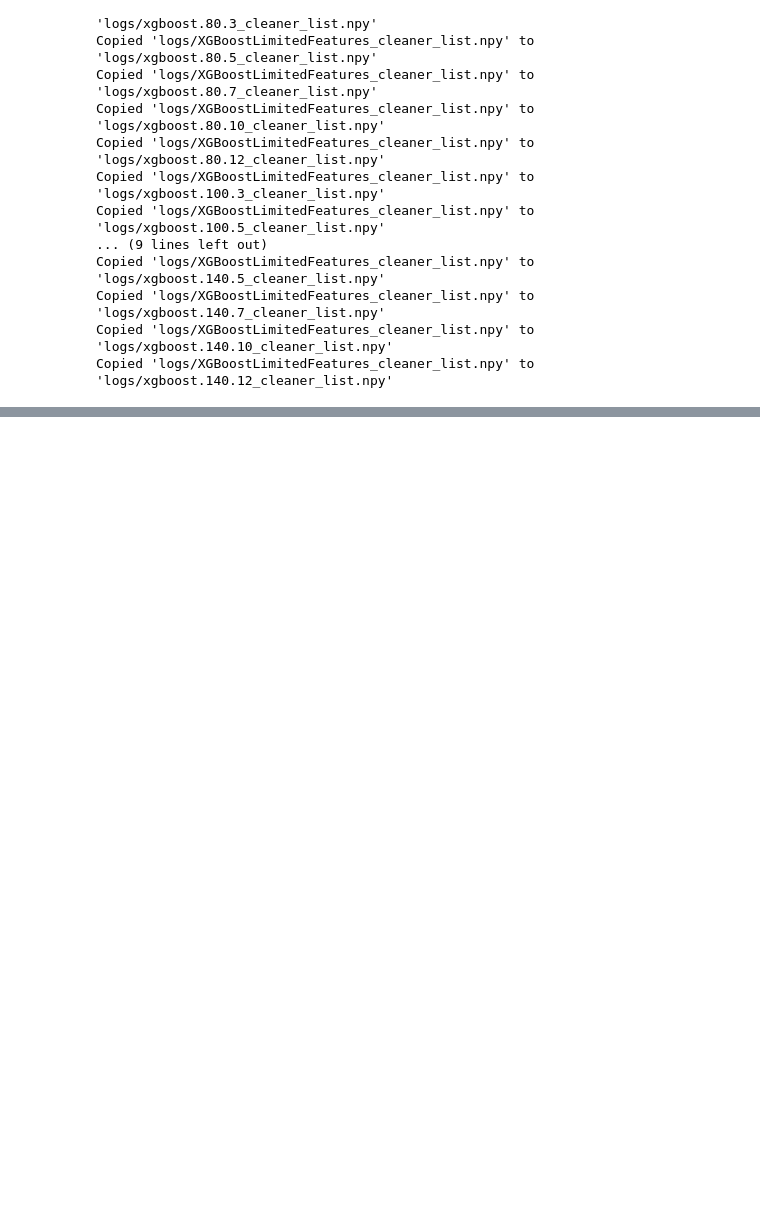
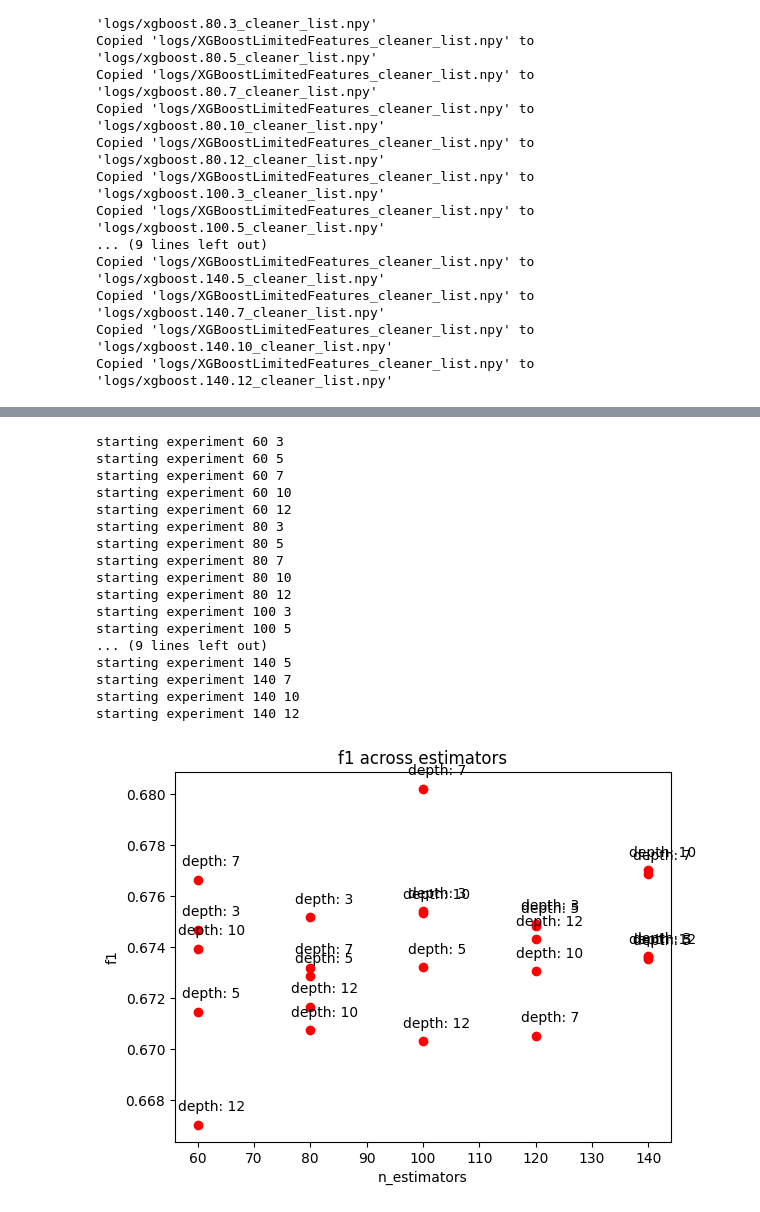
Before and after one commit to Ronemisimus/DVT_Machine_Learning_Research, a Jupyter notebook: server_files/final.ipynb, the cells around one changed output, grey strips where cells are left out. Cells and saved outputs as stored; diff of their text form; code cells hidden in the pictures; blank space fills up the shorter version.

```diff
--- a/server_files/final.ipynb
+++ b/server_files/final.ipynb
@@ -362,0 +362,42 @@ starting experiment 140 12
+# %%
+from matplotlib import pyplot as plt
+import experiment
+
+clf, x_cols = experiment.experiment("LogisticRegressionLimitedFeatures", False, False, True)
+
+n_iter_no_change = 5
+validation_fraction = 0.1
+ax = plt.figure("f1")
+plt.title('f1 across estimators')
+for n_estimators in [60,80,100,120,140]:
+    for max_depth in [3,5,7,10, 12]:
+        algo_parms = {
+            "n_iter_no_change":n_iter_no_change,
+            "validation_fraction": validation_fraction,
+            "max_depth":max_depth,
+            "n_estimators":n_estimators,
+            "init":clf}
+        print('starting experiment', n_estimators, max_depth)
+        experiment.experimentXgBoost('xgboost.'+str(n_estimators)+'.'+str(max_depth), False, False, True, algo_parms, ax)
+plt.ylabel('f1')
+plt.xlabel('n_estimators')
+ax.show()
+# %% [output]
+starting experiment 60 3
+starting experiment 60 5
+starting experiment 60 7
+starting experiment 60 10
+starting experiment 60 12
+starting experiment 80 3
+starting experiment 80 5
+starting experiment 80 7
+starting experiment 80 10
+starting experiment 80 12
+starting experiment 100 3
+starting experiment 100 5
+... (9 lines left out)
+starting experiment 140 5
+starting experiment 140 7
+starting experiment 140 10
+starting experiment 140 12
+[figure, added]
```
Also changed, not shown: parts of 2 cells of this notebook, 1 other file.
